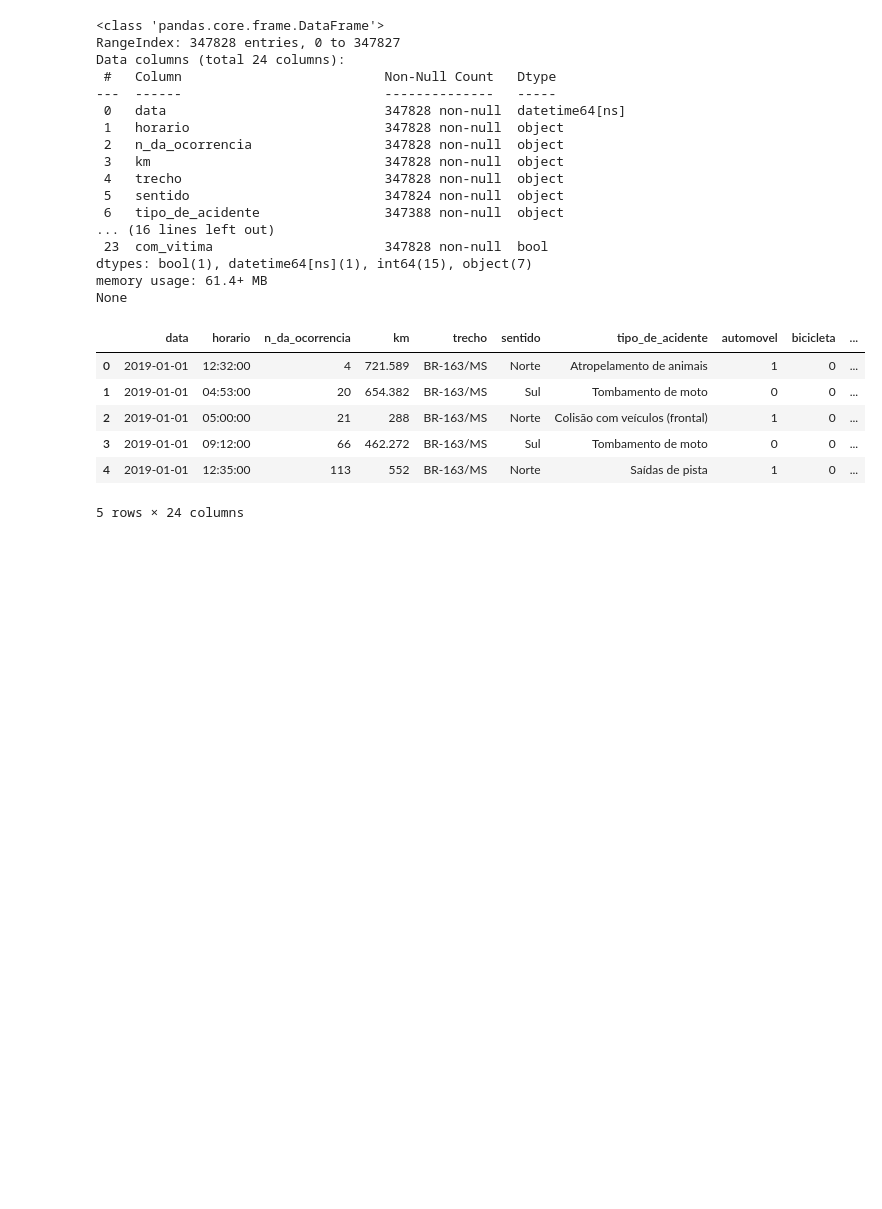
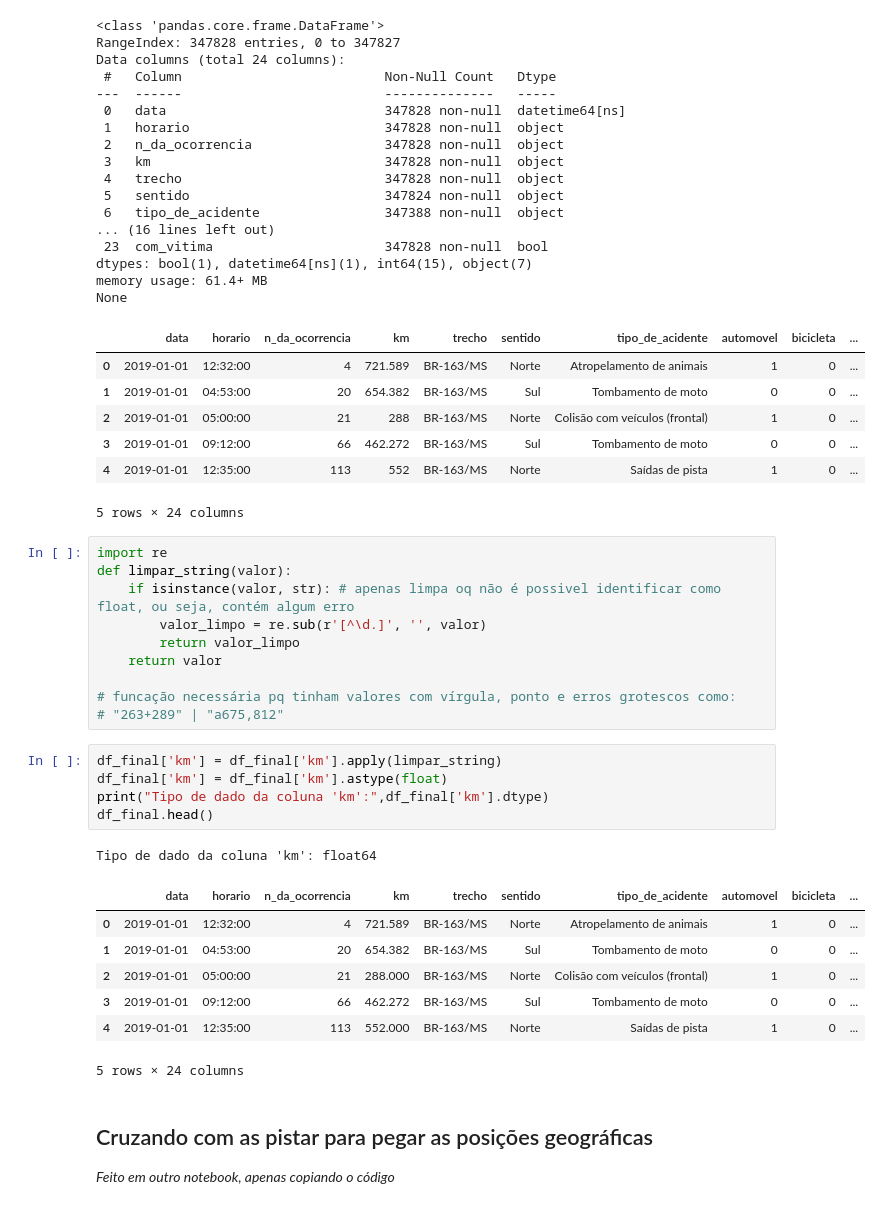
Before and after one commit to GuiBatalhoti/Dados_ANTT, a Jupyter notebook: acidentes.ipynb, the cells around one changed output. Saved outputs shown, nothing was run; the diff lists cells and outputs as text; blank space fills up the shorter version.

Commit message:
mudando o tipo de dado da coluna para float

```diff
--- a/acidentes.ipynb
+++ b/acidentes.ipynb
@@ -107,3 +107,31 @@ None
 | 3 | 2019-01-01 | 09:12:00 | 66 | 462.272 | BR-163/MS | Sul | Tombamento de moto | 0 | 0 | ... |
 | 4 | 2019-01-01 | 12:35:00 | 113 | 552 | BR-163/MS | Norte | Saídas de pista | 1 | 0 | ... |
 5 rows × 24 columns
+# %%
+import re
+def limpar_string(valor):
+    if isinstance(valor, str): # apenas limpa oq não é possivel identificar como float, ou seja, contém algum erro
+        valor_limpo = re.sub(r'[^\d.]', '', valor)
+        return valor_limpo
+    return valor
+
+# funcação necessária pq tinham valores com vírgula, ponto e erros grotescos como:
+# "263+289" | "a675,812"
+# %%
+df_final['km'] = df_final['km'].apply(limpar_string)
+df_final['km'] = df_final['km'].astype(float)
+print("Tipo de dado da coluna 'km':",df_final['km'].dtype)
+df_final.head()
+# %% [output]
+Tipo de dado da coluna 'km': float64
+|  | data | horario | n_da_ocorrencia | km | trecho | sentido | tipo_de_acidente | automovel | bicicleta | ... |
+| 0 | 2019-01-01 | 12:32:00 | 4 | 721.589 | BR-163/MS | Norte | Atropelamento de animais | 1 | 0 | ... |
+| 1 | 2019-01-01 | 04:53:00 | 20 | 654.382 | BR-163/MS | Sul | Tombamento de moto | 0 | 0 | ... |
+| 2 | 2019-01-01 | 05:00:00 | 21 | 288.000 | BR-163/MS | Norte | Colisão com veículos (frontal) | 1 | 0 | ... |
+| 3 | 2019-01-01 | 09:12:00 | 66 | 462.272 | BR-163/MS | Sul | Tombamento de moto | 0 | 0 | ... |
+| 4 | 2019-01-01 | 12:35:00 | 113 | 552.000 | BR-163/MS | Norte | Saídas de pista | 1 | 0 | ... |
+5 rows × 24 columns
+# %% [markdown]
+## Cruzando com as pistar para pegar as posições geográficas
+
+*Feito em outro notebook, apenas copiando o código*
```
Also changed, not shown: parts of 1 cell of this notebook.
